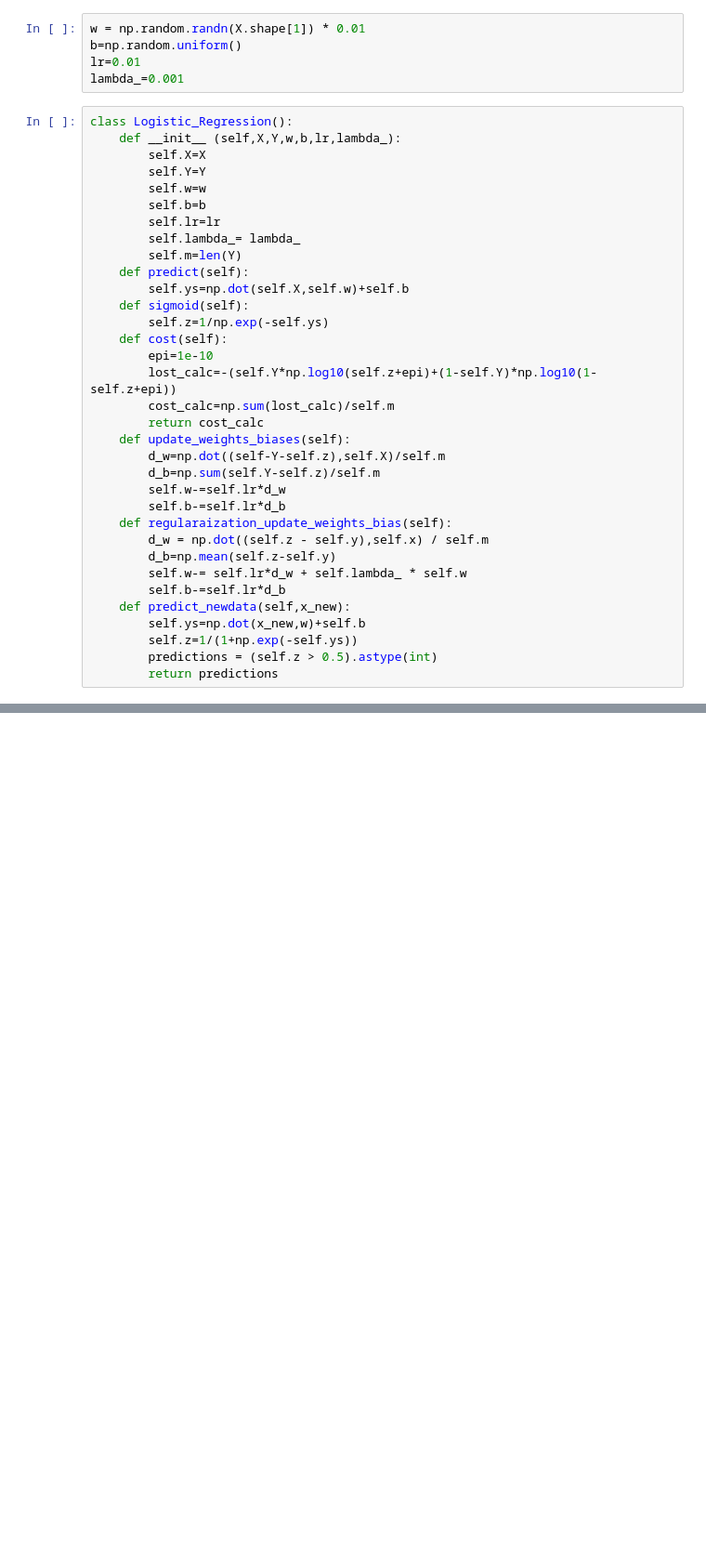
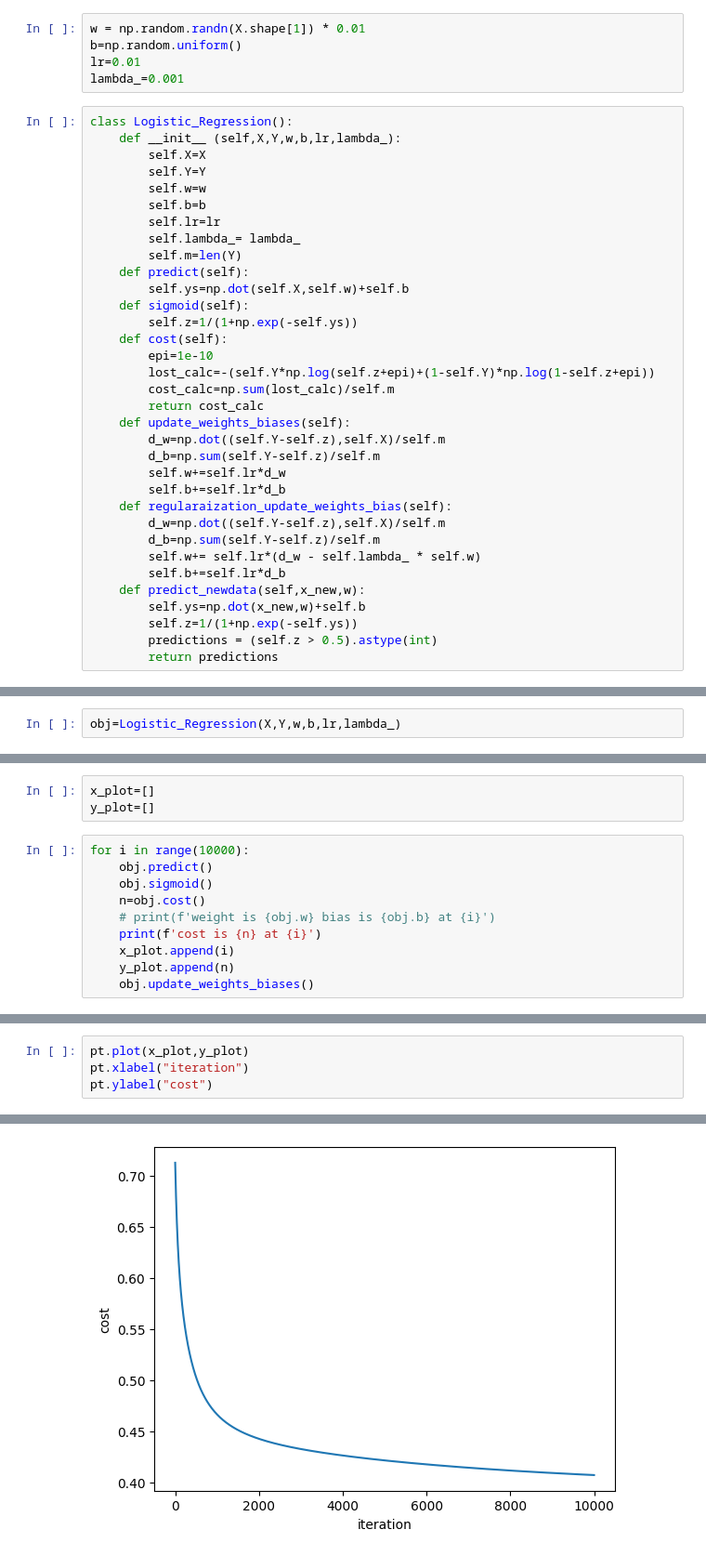
Before and after one commit to Priyajan-collab/Kidney-stone-Urine-Analysis-prediction, a Jupyter notebook: main.ipynb, the cells around one changed output, grey strips where cells are left out. Shown at 93% size. Drawn from its saved outputs; the diff is of its cells as text; blank space fills up the shorter version.

```diff
--- a/main.ipynb
+++ b/main.ipynb
@@ -102,23 +134,23 @@ class Logistic_Regression():
     def predict(self):
         self.ys=np.dot(self.X,self.w)+self.b
     def sigmoid(self):
-        self.z=1/np.exp(-self.ys)
+        self.z=1/(1+np.exp(-self.ys))
     def cost(self):
         epi=1e-10
-        lost_calc=-(self.Y*np.log10(self.z+epi)+(1-self.Y)*np.log10(1-self.z+epi))
+        lost_calc=-(self.Y*np.log(self.z+epi)+(1-self.Y)*np.log(1-self.z+epi))
         cost_calc=np.sum(lost_calc)/self.m
         return cost_calc
     def update_weights_biases(self):
-        d_w=np.dot((self-Y-self.z),self.X)/self.m
+        d_w=np.dot((self.Y-self.z),self.X)/self.m
         d_b=np.sum(self.Y-self.z)/self.m
-        self.w-=self.lr*d_w
-        self.b-=self.lr*d_b
+        self.w+=self.lr*d_w
+        self.b+=self.lr*d_b
     def regularaization_update_weights_bias(self):
-        d_w = np.dot((self.z - self.y),self.x) / self.m
-        d_b=np.mean(self.z-self.y)
-        self.w-= self.lr*d_w + self.lambda_ * self.w
-        self.b-=self.lr*d_b
-    def predict_newdata(self,x_new):
+        d_w=np.dot((self.Y-self.z),self.X)/self.m
+        d_b=np.sum(self.Y-self.z)/self.m
+        self.w+= self.lr*(d_w - self.lambda_ * self.w)
+        self.b+=self.lr*d_b
+    def predict_newdata(self,x_new,w):
         self.ys=np.dot(x_new,w)+self.b
         self.z=1/(1+np.exp(-self.ys))
         predictions = (self.z > 0.5).astype(int)
@@ -128,0 +158,2 @@ array([1, 3, 4, 5])
+# %%
+obj=Logistic_Regression(X,Y,w,b,lr,lambda_)
@@ -128,0 +162,13 @@ array([1, 3, 4, 5])
+# %%
+x_plot=[]
+y_plot=[]
+# %%
+for i in range(10000):
+    obj.predict()
+    obj.sigmoid()
+    n=obj.cost()
+    # print(f'weight is {obj.w} bias is {obj.b} at {i}')
+    print(f'cost is {n} at {i}')
+    x_plot.append(i)
+    y_plot.append(n)
+    obj.update_weights_biases()
@@ -128,0 +193,5 @@ array([1, 3, 4, 5])
+# %%
+pt.plot(x_plot,y_plot)
+pt.xlabel("iteration")
+pt.ylabel("cost")
+# %% [output]
@@ -128,0 +199 @@ array([1, 3, 4, 5])
+[figure, added]
```
Also changed, not shown: parts of 23 cells of this notebook.
